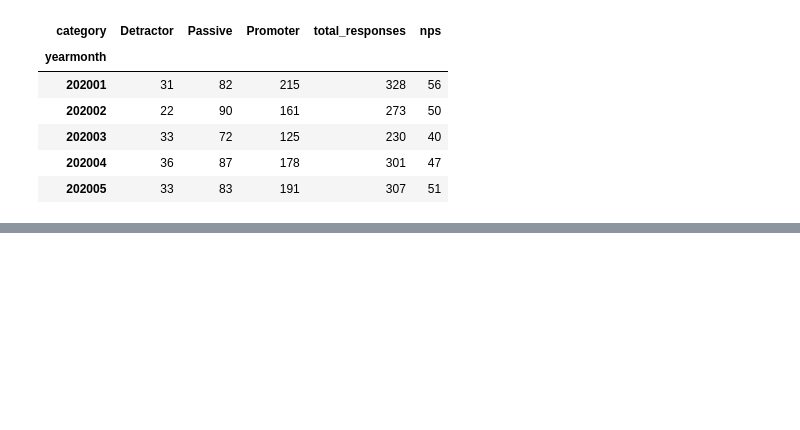
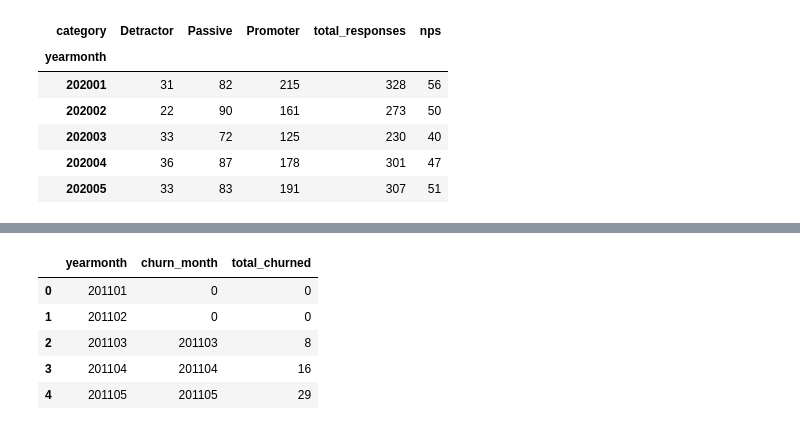
Before and after one commit to dnlsyfq/py_businessmetrics, a Jupyter notebook: Workbook.ipynb, the cells around one changed output, grey strips where cells are left out. Cells and saved outputs as stored; diff of their text form; code cells hidden in the pictures; blank space fills up the shorter version.

```diff
--- a/Workbook.ipynb
+++ b/Workbook.ipynb
@@ -110,0 +180,3 @@ nps.head()
+# %%
+churn = pd.DataFrame({'yearmonth':yearmonths})
+churn.head()
@@ -110,0 +209,9 @@ nps.head()
+# %%
+churn.head()
+# %% [output]
+|  | yearmonth | churn_month | total_churned |
+| 0 | 201101 | 0 | 0 |
+| 1 | 201102 | 0 | 0 |
+| 2 | 201103 | 201103 | 8 |
+| 3 | 201104 | 201104 | 16 |
+| 4 | 201105 | 201105 | 29 |
```
Also changed, not shown: parts of 27 cells of this notebook, 1 other file.
